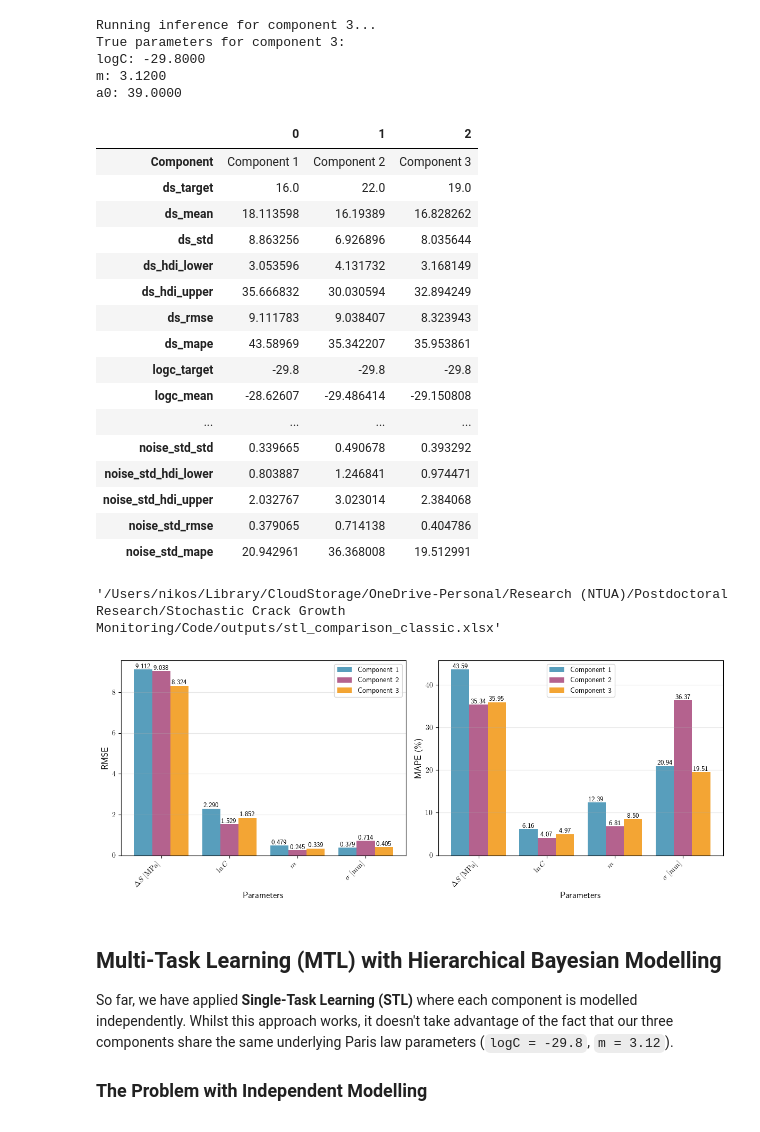
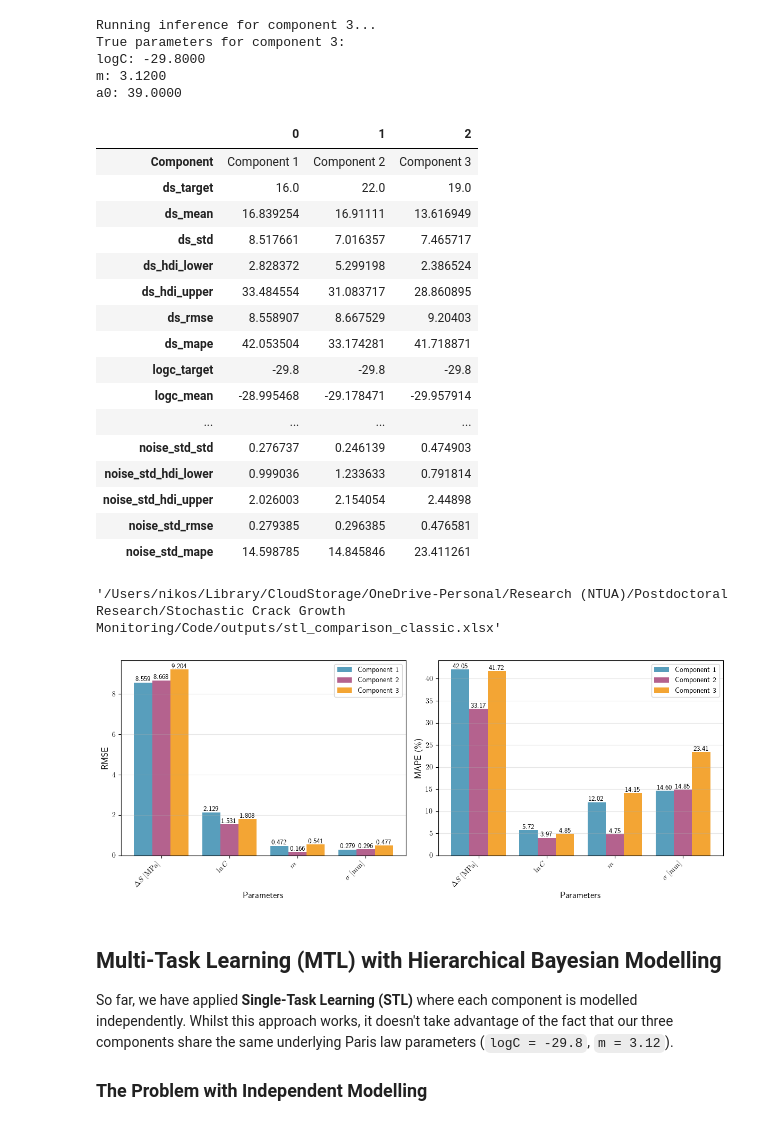
Before and after one commit to nsilionis/hierarchical-crack-growth-monitoring, a Jupyter notebook: notebooks/demo_classic_fatigue.ipynb, the cells around one changed output. Drawn from its saved outputs; the diff is of its cells as text; code cells hidden in the pictures.

```diff
--- a/notebooks/demo_classic_fatigue.ipynb
+++ b/notebooks/demo_classic_fatigue.ipynb
@@ -323,7 +323,7 @@ obs_generator = CrackObservationGenerator(trajectories, random_seed=42)
 
 # Generate uniform observations with moderate noise
 uniform_observations = obs_generator.create_observations(
-    n_points=[12, 12, 12],            # 8 observations per component
+    n_points=[18, 27, 9],            # 8 observations per component
     strategy='uniform',    # Evenly spaced observations
     noise_std=1.5,           # 1.5mm standard deviation noise
     include_endpoints=True,
@@ -371,7 +371,7 @@ priors = {
 }
 # %%
 # Component index to start with
-component_idx = 0
+component_idx = 2
 
 # Extract the true parameters for this component from the selected trajectories
 true_logc = np.log(trajectories['paris_c'][component_idx])
@@ -614,20 +617,20 @@ display(comparison_df.T)
 |  | 0 | 1 | 2 |
 | Component | Component 1 | Component 2 | Component 3 |
 | ds_target | 16.0 | 22.0 | 19.0 |
-| ds_mean | 18.113598 | 16.19389 | 16.828262 |
-| ds_std | 8.863256 | 6.926896 | 8.035644 |
-| ds_hdi_lower | 3.053596 | 4.131732 | 3.168149 |
-| ds_hdi_upper | 35.666832 | 30.030594 | 32.894249 |
-| ds_rmse | 9.111783 | 9.038407 | 8.323943 |
-| ds_mape | 43.58969 | 35.342207 | 35.953861 |
+| ds_mean | 16.839254 | 16.91111 | 13.616949 |
+| ds_std | 8.517661 | 7.016357 | 7.465717 |
+| ds_hdi_lower | 2.828372 | 5.299198 | 2.386524 |
+| ds_hdi_upper | 33.484554 | 31.083717 | 28.860895 |
+| ds_rmse | 8.558907 | 8.667529 | 9.20403 |
+| ds_mape | 42.053504 | 33.174281 | 41.718871 |
 | logc_target | -29.8 | -29.8 | -29.8 |
-| logc_mean | -28.62607 | -29.486414 | -29.150808 |
+| logc_mean | -28.995468 | -29.178471 | -29.957914 |
 | ... | ... | ... | ... |
-| noise_std_std | 0.339665 | 0.490678 | 0.393292 |
-| noise_std_hdi_lower | 0.803887 | 1.246841 | 0.974471 |
-| noise_std_hdi_upper | 2.032767 | 3.023014 | 2.384068 |
-| noise_std_rmse | 0.379065 | 0.714138 | 0.404786 |
-| noise_std_mape | 20.942961 | 36.368008 | 19.512991 |
+| noise_std_std | 0.276737 | 0.246139 | 0.474903 |
+| noise_std_hdi_lower | 0.999036 | 1.233633 | 0.791814 |
+| noise_std_hdi_upper | 2.026003 | 2.154054 | 2.44898 |
+| noise_std_rmse | 0.279385 | 0.296385 | 0.476581 |
+| noise_std_mape | 14.598785 | 14.845846 | 23.411261 |
 # %%
 save_comparison_summary(comparison_df, "stl_comparison_classic", "excel")
 # %% [output]
@@ -635,13 +638,13 @@ save_comparison_summary(comparison_df, "stl_comparison_classic", "excel")
 # %%
 from src.visualisation import plot_performance_metrics
 # Plot performance metrics for the comparison
 fig, ax = plot_performance_metrics(summary_df=comparison_df,
                                    parameter_labels=plot_labels,
                                    figsize=(12., 4.8),
                                    colors=['#2E86AB', '#A23B72', '#F18F01'],
-                                   save_fig_name=None)
+                                   save_fig_name="perf_comp_stl_classic_diff_obs.pdf")
 # %% [output]
-[figure, old version]
+[figure, new version]
 # %% [markdown]
 ## Multi-Task Learning (MTL) with Hierarchical Bayesian Modelling
 
```
Also changed, not shown: parts of 31 cells of this notebook.
